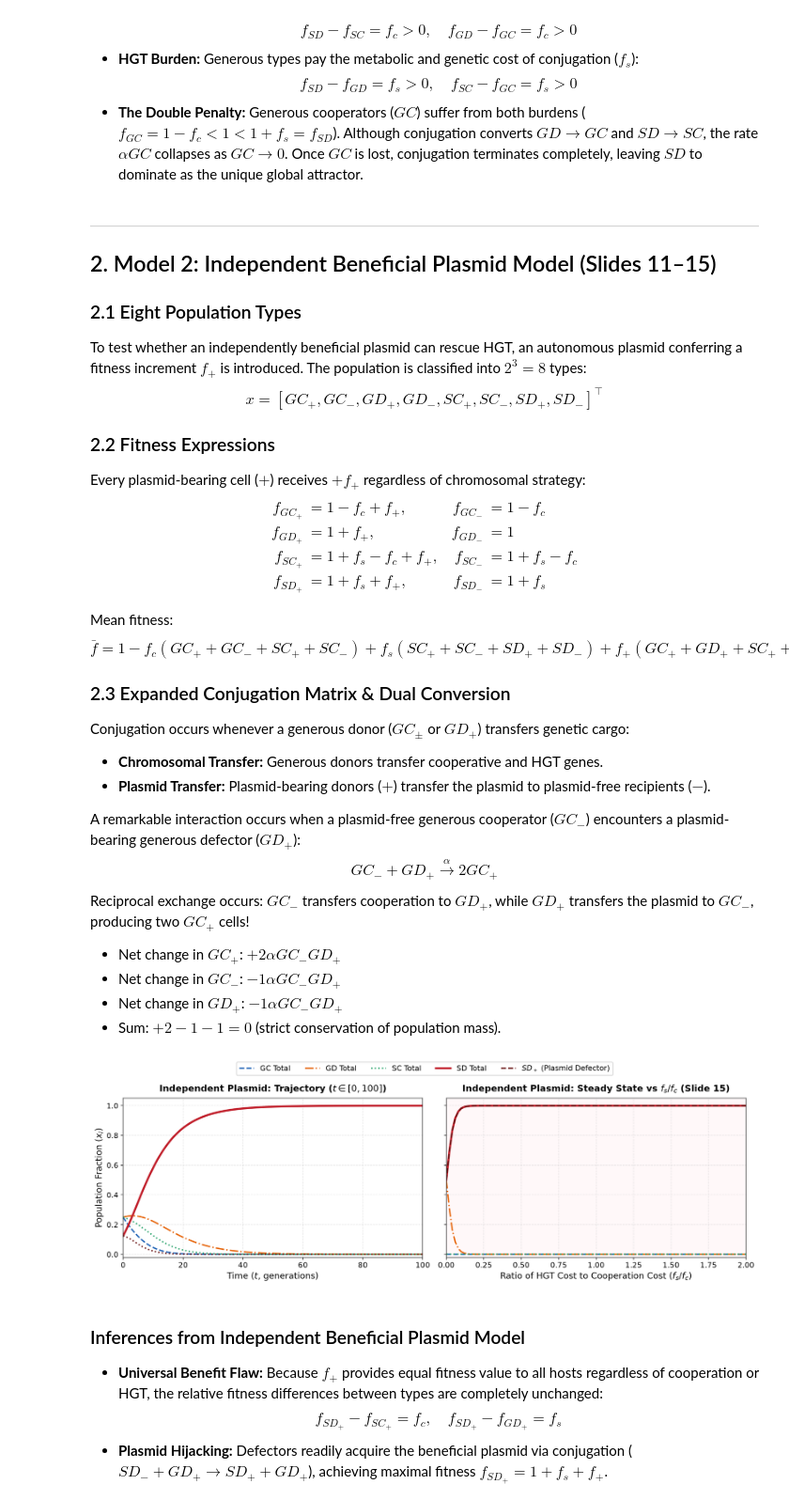
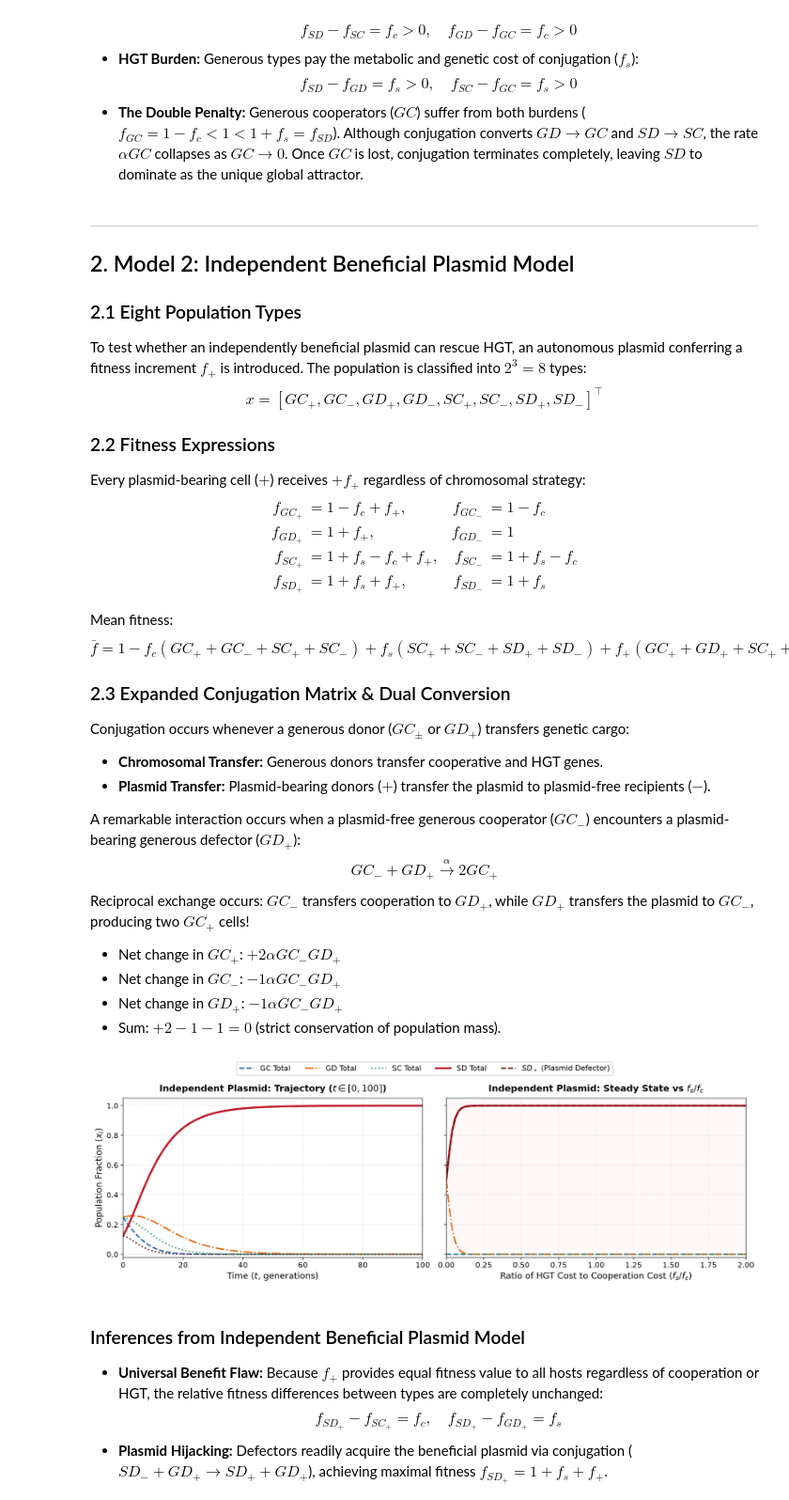
Before and after one commit to tshrayansh/To-Gossip-or-Not-To-Gossip, a Jupyter notebook: BEE26_To_Gossip_or_Not_To_Gossip.ipynb, the cells around one changed output. Shown at 94% size. Saved outputs shown, nothing was run; the diff lists cells and outputs as text; code cells hidden in the pictures.

```diff
--- a/BEE26_To_Gossip_or_Not_To_Gossip.ipynb
+++ b/BEE26_To_Gossip_or_Not_To_Gossip.ipynb
@@ -200,7 +200,7 @@ plt.show()
 - **The Double Penalty:** Generous cooperators ($GC$) suffer from both burdens ($f_{GC} = 1 - f_c < 1 < 1 + f_s = f_{SD}$). Although conjugation converts $GD \to GC$ and $SD \to SC$, the rate $\alpha GC$ collapses as $GC \to 0$. Once $GC$ is lost, conjugation terminates completely, leaving $SD$ to dominate as the unique global attractor.
 # %% [markdown]
 ---
-## 2. Model 2: Independent Beneficial Plasmid Model (Slides 11–15)
+## 2. Model 2: Independent Beneficial Plasmid Model
 
 ### 2.1 Eight Population Types
 To test whether an independently beneficial plasmid can rescue HGT, an autonomous plasmid conferring a fitness increment $f_+$ is introduced. The population is classified into $2^3 = 8$ types:
@@ -263,7 +263,7 @@ y0_indep = [1/8.0] * 8
 fplus = 0.3
 sol_indep = spi.solve_ivp(independent_plasmid_ode, t_span, y0_indep, args=(alpha, fc, fs, fplus), t_eval=t_eval, method='RK45')
 
-# 2. Parameter sweep vs fs / fc (Slide 15)
+# 2. Parameter sweep vs fs / fc
 indep_sweep = []
 for r in ratios:
     sol = spi.solve_ivp(independent_plasmid_ode, (0, 200), y0_indep, args=(alpha, fc, r * fc, fplus), method='RK45')
@@ -286,37 +286,37 @@ ax1.set_ylabel("Population Fraction ($x_i$)")
 ax1.set_xlim(0, 100)
 ax1.set_ylim(-0.02, 1.05)
 
-# Subplot 2: Bifurcation (Slide 15)
+# Subplot 2: Bifurcation
 total_sd = indep_sweep[:, 6] + indep_sweep[:, 7]
 total_gc = indep_sweep[:, 0] + indep_sweep[:, 1]
 total_gd = indep_sweep[:, 2] + indep_sweep[:, 3]
 total_sc = indep_sweep[:, 4] + indep_sweep[:, 5]
 
 ax2.plot(ratios, total_gc, color=COLOR_GC, linestyle="--", linewidth=2.0)
 ax2.plot(ratios, total_gd, color=COLOR_GD, linestyle="-.", linewidth=2.0)
 ax2.plot(ratios, total_sc, color=COLOR_SC, linestyle=":", linewidth=2.0)
 ax2.plot(ratios, total_sd, color=COLOR_SD, linestyle="-", linewidth=3.0)
 ax2.plot(ratios, indep_sweep[:, 6], color=COLOR_SD_PLUS, linestyle="--", linewidth=2.0)
 ax2.axvspan(0.0, 2.0, color=SHADE_SD, alpha=0.35)
-ax2.set_title("Independent Plasmid: Steady State vs $f_s / f_c$ (Slide 15)", pad=10)
+ax2.set_title("Independent Plasmid: Steady State vs $f_s / f_c$", pad=10)
 ax2.set_xlabel(r"Ratio of HGT Cost to Cooperation Cost ($f_s / f_c$)")
 ax2.set_xlim(0.0, 2.0)
 
 # Single shared legend placed ONCE outside data area
 handles_indep = [
     Line2D([0], [0], color=COLOR_GC, linestyle="--", linewidth=2.0, label="GC Total"),
     Line2D([0], [0], color=COLOR_GD, linestyle="-.", linewidth=2.0, label="GD Total"),
     Line2D([0], [0], color=COLOR_SC, linestyle=":", linewidth=2.0, label="SC Total"),
     Line2D([0], [0], color=COLOR_SD, linestyle="-", linewidth=2.8, label="SD Total"),
     Line2D([0], [0], color=COLOR_SD_PLUS, linestyle="--", linewidth=2.0, label=r"$SD_+$ (Plasmid Defector)")
 ]
 fig.legend(handles=handles_indep, loc="upper center", bbox_to_anchor=(0.5, 1.04), ncol=5, framealpha=0.95, edgecolor="#cccccc")
 
 plt.tight_layout()
 plt.subplots_adjust(top=0.86)
 plt.show()
 # %% [output]
-[figure, old version]
+[figure, new version]
 # %% [markdown]
 ### Inferences from Independent Beneficial Plasmid Model
 - **Universal Benefit Flaw:** Because $f_+$ provides equal fitness value to all hosts regardless of cooperation or HGT, the relative fitness differences between types are completely unchanged:
```
Also changed, not shown: parts of 7 cells of this notebook, 15 other files.
